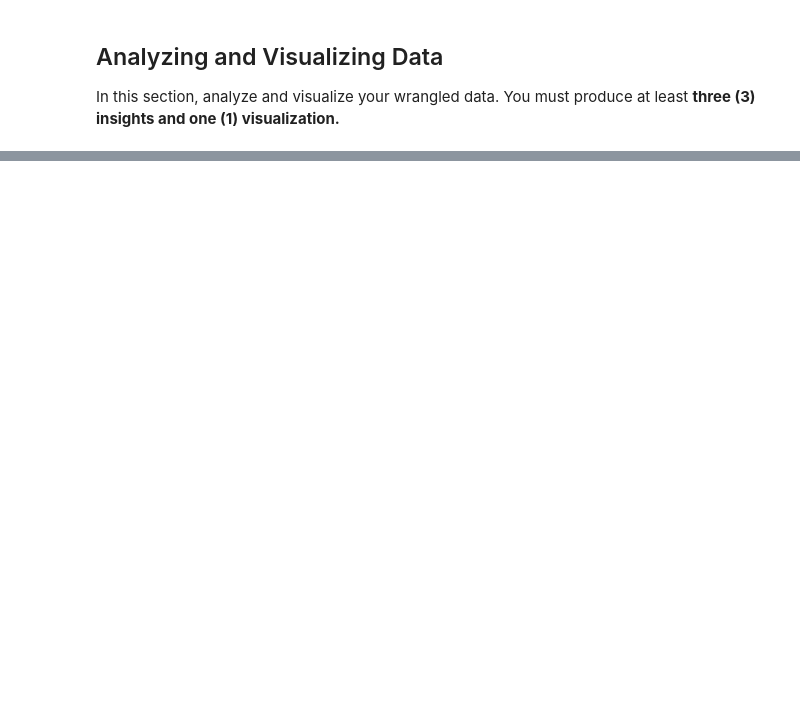
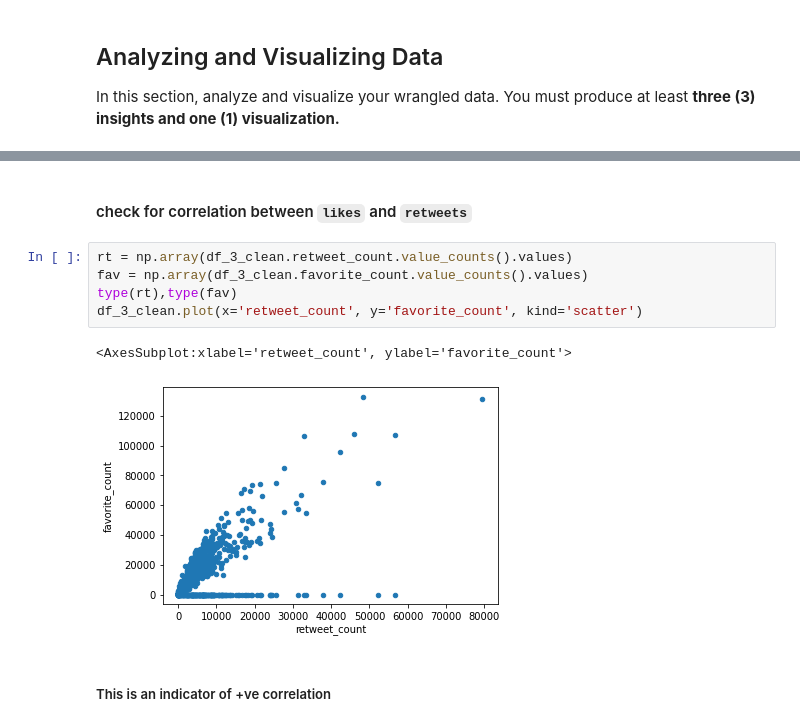
Before and after one commit to Reganmatics/Udacity_WeRateDogs_project, a Jupyter notebook: wrangle_act.ipynb, the cells around one changed output, grey strips where cells are left out. Drawn from its saved outputs; the diff is of its cells as text; blank space fills up the shorter version.

```diff
--- a/wrangle_act.ipynb
+++ b/wrangle_act.ipynb
@@ -740,0 +899,12 @@ In this section, analyze and visualize your wrangled data. You must produce at l
+# %% [markdown]
+#### check for correlation between `likes` and `retweets`
+# %%
+rt = np.array(df_3_clean.retweet_count.value_counts().values)
+fav = np.array(df_3_clean.favorite_count.value_counts().values)
+type(rt),type(fav)
+df_3_clean.plot(x='retweet_count', y='favorite_count', kind='scatter')
+# %% [output]
+<AxesSubplot:xlabel='retweet_count', ylabel='favorite_count'>
+[figure, added]
+# %% [markdown]
+##### This is an indicator of +ve correlation
```
Also changed, not shown: parts of 36 cells of this notebook, 4 other files.
